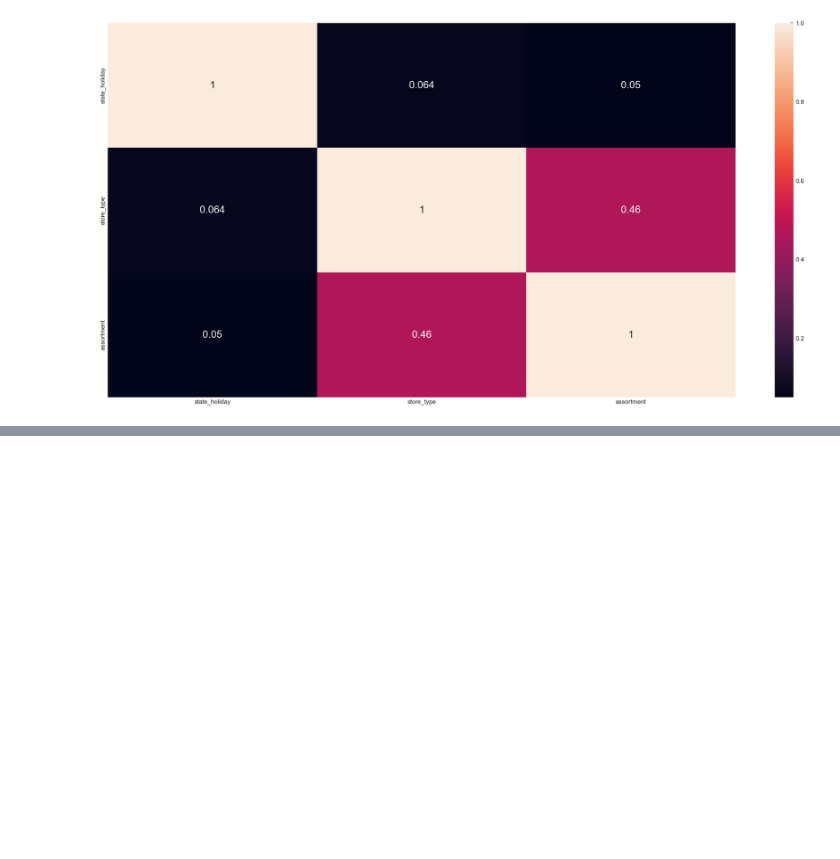
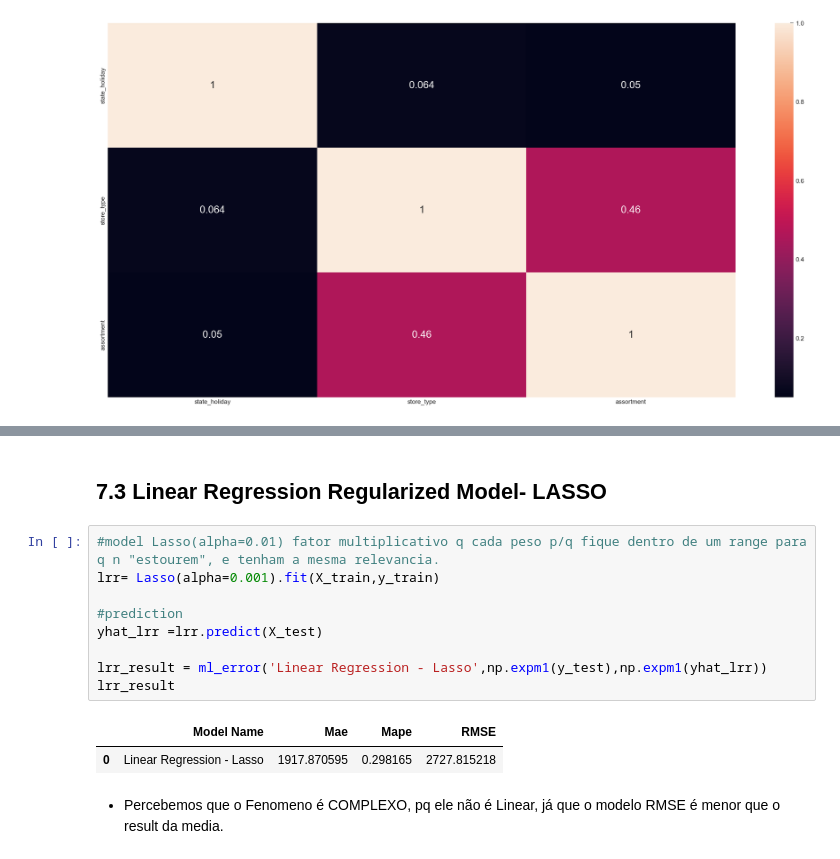
Before and after one commit to wesleymartins95/Rossman_insights, a Jupyter notebook: store_sales_prediction.ipynb, the cells around one changed output, grey strips where cells are left out. Cells and saved outputs as stored; diff of their text form; blank space fills up the shorter version.

```diff
--- a/store_sales_prediction.ipynb
+++ b/store_sales_prediction.ipynb
@@ -789,0 +1003,16 @@ df5['week_of_year_cos'] = df5['week_of_year'].apply(lambda x: np.cos(x * (2. * n
+# %% [markdown]
+## 7.3 Linear Regression Regularized Model- LASSO
+# %%
+#model Lasso(alpha=0.01) fator multiplicativo q cada peso p/q fique dentro de um range para q n "estourem", e tenham a mesma relevancia.
+lrr= Lasso(alpha=0.001).fit(X_train,y_train)
+
+#prediction
+yhat_lrr =lrr.predict(X_test)
+
+lrr_result = ml_error('Linear Regression - Lasso',np.expm1(y_test),np.expm1(yhat_lrr))
+lrr_result
+# %% [output]
+|  | Model Name | Mae | Mape | RMSE |
+| 0 | Linear Regression - Lasso | 1917.870595 | 0.298165 | 2727.815218 |
+# %% [markdown]
+- Percebemos que o Fenomeno é COMPLEXO, pq ele não é Linear, já que o modelo RMSE é menor que o result da media.
```
Also changed, not shown: parts of 60 cells of this notebook.
